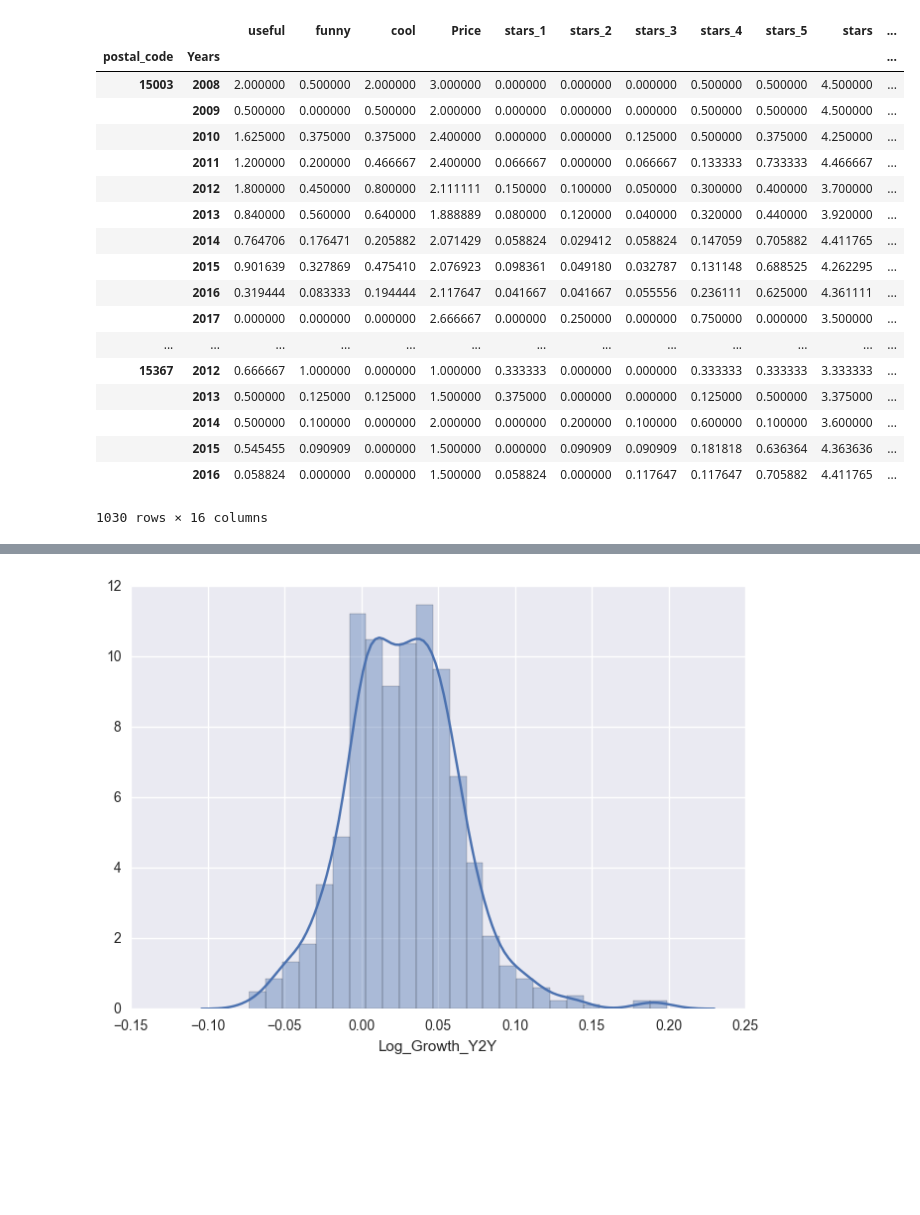
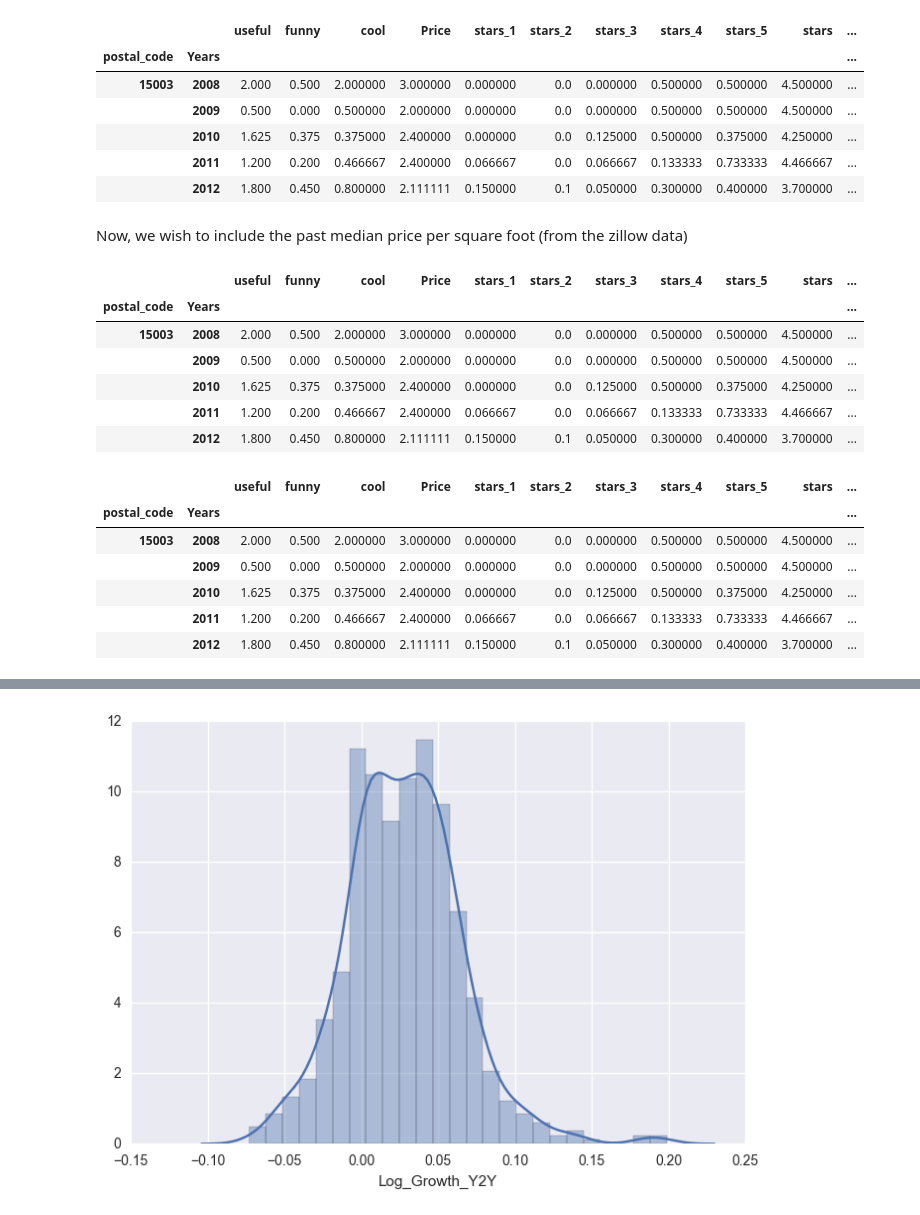
Before and after one commit to joroscha/ml, a Jupyter notebook: Feature Creation.ipynb, the cells around one changed output, grey strips where cells are left out. Drawn from its saved outputs; the diff is of its cells as text; code cells hidden in the pictures; blank space fills up the shorter version.

```diff
--- a/Feature Creation.ipynb
+++ b/Feature Creation.ipynb
@@ -542,0 +17,5 @@ zip_aggregated
+# %%
+#Create Database Connection
+DBName = 'yelp_project.db'
+conn=sqlite3.connect(DBName)
+cursor = conn.cursor()
@@ -542,0 +215,13 @@ zip_aggregated
+# %%
+#Integrate Zillow
+zip_price = pd.read_csv("Zip_MedianValuePerSqft_AllHomes.csv")
+
+#Select only Pittsburgh
+pittsburgh_data_price = zip_price[(zip_price.RegionName>=15000)&(zip_price.RegionName<15500)]
+
+#Select the RegionName and the columns with year
+pittsburgh_data_byYear = pd.concat([pittsburgh_data_price.ix[:,1], pittsburgh_data_price[pittsburgh_data_price.columns[7:]]], axis = 1)
+
+#Melt the dataframe to transform the columns into rows
+flat_zip = pd.melt(pittsburgh_data_byYear, id_vars="RegionName", var_name="Date", value_name="MedSqft")
+flat_zip.head()
@@ -542,0 +261,13 @@ zip_aggregated
+# %%
+#include the median price per squarefeet in the aggregated data set
+zip_aggregated['MedPrice_sqft'] = Med_price_sqft
+zip_aggregated['MedPrice_sqft'] = zip_aggregated['MedPrice_sqft'].str.get(0)
+zip_aggregated.head()
+# %% [output]
+|  |  | useful | funny | cool | Price | stars_1 | stars_2 | stars_3 | stars_4 | stars_5 | stars | ... |
+| postal_code | Years |  |  |  |  |  |  |  |  |  |  | ... |
+| 15003 | 2008 | 2.000 | 0.500 | 2.000000 | 3.000000 | 0.000000 | 0.0 | 0.000000 | 0.500000 | 0.500000 | 4.500000 | ... |
+|  | 2009 | 0.500 | 0.000 | 0.500000 | 2.000000 | 0.000000 | 0.0 | 0.000000 | 0.500000 | 0.500000 | 4.500000 | ... |
+|  | 2010 | 1.625 | 0.375 | 0.375000 | 2.400000 | 0.000000 | 0.0 | 0.125000 | 0.500000 | 0.375000 | 4.250000 | ... |
+|  | 2011 | 1.200 | 0.200 | 0.466667 | 2.400000 | 0.066667 | 0.0 | 0.066667 | 0.133333 | 0.733333 | 4.466667 | ... |
+|  | 2012 | 1.800 | 0.450 | 0.800000 | 2.111111 | 0.150000 | 0.1 | 0.050000 | 0.300000 | 0.400000 | 3.700000 | ... |
@@ -543,3 +280,5 @@ zip_aggregated
+# %% [markdown]
+Now, we wish to include the past median price per square foot (from the zillow data)
 # %%
 #For t=t-1
 t=-1
@@ -553,34 +292,24 @@ Med_price_sqft_tminus2 = [med_zip[(med_zip['RegionName']==int(flatten_zip.ix[i][
 t=1
 Med_price_sqft_tplus1 = [med_zip[(med_zip['RegionName']==int(flatten_zip.ix[i]['postal_code']))&(med_zip['Years']==str(flatten_zip.ix[i]['Years']+t))]['MedSqft'].values for i in range(len(flatten_zip))]
 # %%
+#Include the previous and T+1 price per square foot in the aggregated data set
+
 zip_aggregated['MedPrice_sqft_tminus1'] = Med_price_sqft_tminus1
 zip_aggregated['MedPrice_sqft_tminus1'] = zip_aggregated['MedPrice_sqft_tminus1'].str.get(0)
 
 zip_aggregated['MedPrice_sqft_tminus2'] = Med_price_sqft_tminus2
 zip_aggregated['MedPrice_sqft_tminus2'] = zip_aggregated['MedPrice_sqft_tminus2'].str.get(0)
 
 zip_aggregated['MedPrice_sqft_tplus1'] = Med_price_sqft_tplus1
 zip_aggregated['MedPrice_sqft_tplus1'] = zip_aggregated['MedPrice_sqft_tplus1'].str.get(0)
 
-zip_aggregated
+#zip_aggregated.head()
 # %% [output]
 |  |  | useful | funny | cool | Price | stars_1 | stars_2 | stars_3 | stars_4 | stars_5 | stars | ... |
 | postal_code | Years |  |  |  |  |  |  |  |  |  |  | ... |
-| 15003 | 2008 | 2.000000 | 0.500000 | 2.000000 | 3.000000 | 0.000000 | 0.000000 | 0.000000 | 0.500000 | 0.500000 | 4.500000 | ... |
-|  | 2009 | 0.500000 | 0.000000 | 0.500000 | 2.000000 | 0.000000 | 0.000000 | 0.000000 | 0.500000 | 0.500000 | 4.500000 | ... |
-|  | 2010 | 1.625000 | 0.375000 | 0.375000 | 2.400000 | 0.000000 | 0.000000 | 0.125000 | 0.500000 | 0.375000 | 4.250000 | ... |
-|  | 2011 | 1.200000 | 0.200000 | 0.466667 | 2.400000 | 0.066667 | 0.000000 | 0.066667 | 0.133333 | 0.733333 | 4.466667 | ... |
-|  | 2012 | 1.800000 | 0.450000 | 0.800000 | 2.111111 | 0.150000 | 0.100000 | 0.050000 | 0.300000 | 0.400000 | 3.700000 | ... |
-|  | 2013 | 0.840000 | 0.560000 | 0.640000 | 1.888889 | 0.080000 | 0.120000 | 0.040000 | 0.320000 | 0.440000 | 3.920000 | ... |
-|  | 2014 | 0.764706 | 0.176471 | 0.205882 | 2.071429 | 0.058824 | 0.029412 | 0.058824 | 0.147059 | 0.705882 | 4.411765 | ... |
-|  | 2015 | 0.901639 | 0.327869 | 0.475410 | 2.076923 | 0.098361 | 0.049180 | 0.032787 | 0.131148 | 0.688525 | 4.262295 | ... |
-|  | 2016 | 0.319444 | 0.083333 | 0.194444 | 2.117647 | 0.041667 | 0.041667 | 0.055556 | 0.236111 | 0.625000 | 4.361111 | ... |
-|  | 2017 | 0.000000 | 0.000000 | 0.000000 | 2.666667 | 0.000000 | 0.250000 | 0.000000 | 0.750000 | 0.000000 | 3.500000 | ... |
-| ... | ... | ... | ... | ... | ... | ... | ... | ... | ... | ... | ... | ... |
-| 15367 | 2012 | 0.666667 | 1.000000 | 0.000000 | 1.000000 | 0.333333 | 0.000000 | 0.000000 | 0.333333 | 0.333333 | 3.333333 | ... |
-|  | 2013 | 0.500000 | 0.125000 | 0.125000 | 1.500000 | 0.375000 | 0.000000 | 0.000000 | 0.125000 | 0.500000 | 3.375000 | ... |
-|  | 2014 | 0.500000 | 0.100000 | 0.000000 | 2.000000 | 0.000000 | 0.200000 | 0.100000 | 0.600000 | 0.100000 | 3.600000 | ... |
-|  | 2015 | 0.545455 | 0.090909 | 0.000000 | 1.500000 | 0.000000 | 0.090909 | 0.090909 | 0.181818 | 0.636364 | 4.363636 | ... |
-|  | 2016 | 0.058824 | 0.000000 | 0.000000 | 1.500000 | 0.058824 | 0.000000 | 0.117647 | 0.117647 | 0.705882 | 4.411765 | ... |
+| 15003 | 2008 | 2.000 | 0.500 | 2.000000 | 3.000000 | 0.000000 | 0.0 | 0.000000 | 0.500000 | 0.500000 | 4.500000 | ... |
+|  | 2009 | 0.500 | 0.000 | 0.500000 | 2.000000 | 0.000000 | 0.0 | 0.000000 | 0.500000 | 0.500000 | 4.500000 | ... |
+|  | 2010 | 1.625 | 0.375 | 0.375000 | 2.400000 | 0.000000 | 0.0 | 0.125000 | 0.500000 | 0.375000 | 4.250000 | ... |
+|  | 2011 | 1.200 | 0.200 | 0.466667 | 2.400000 | 0.066667 | 0.0 | 0.066667 | 0.133333 | 0.733333 | 4.466667 | ... |
+|  | 2012 | 1.800 | 0.450 | 0.800000 | 2.111111 | 0.150000 | 0.1 | 0.050000 | 0.300000 | 0.400000 | 3.700000 | ... |
-1030 rows × 16 columns
 # %%
@@ -592,4 +324,15 @@ zip_aggregated.to_csv("Feature_Matrix_Yelp_Complete.csv")
 # %%
+#Import data set
+
 input_file = open("Feature_Matrix_complete.dat","rb")
 zip_aggregated = pickle.load(input_file)
 input_file.close()
+zip_aggregated.head()
+# %% [output]
+|  |  | useful | funny | cool | Price | stars_1 | stars_2 | stars_3 | stars_4 | stars_5 | stars | ... |
+| postal_code | Years |  |  |  |  |  |  |  |  |  |  | ... |
+| 15003 | 2008 | 2.000 | 0.500 | 2.000000 | 3.000000 | 0.000000 | 0.0 | 0.000000 | 0.500000 | 0.500000 | 4.500000 | ... |
+|  | 2009 | 0.500 | 0.000 | 0.500000 | 2.000000 | 0.000000 | 0.0 | 0.000000 | 0.500000 | 0.500000 | 4.500000 | ... |
+|  | 2010 | 1.625 | 0.375 | 0.375000 | 2.400000 | 0.000000 | 0.0 | 0.125000 | 0.500000 | 0.375000 | 4.250000 | ... |
+|  | 2011 | 1.200 | 0.200 | 0.466667 | 2.400000 | 0.066667 | 0.0 | 0.066667 | 0.133333 | 0.733333 | 4.466667 | ... |
+|  | 2012 | 1.800 | 0.450 | 0.800000 | 2.111111 | 0.150000 | 0.1 | 0.050000 | 0.300000 | 0.400000 | 3.700000 | ... |
```
Also changed, not shown: parts of 91 cells of this notebook.
